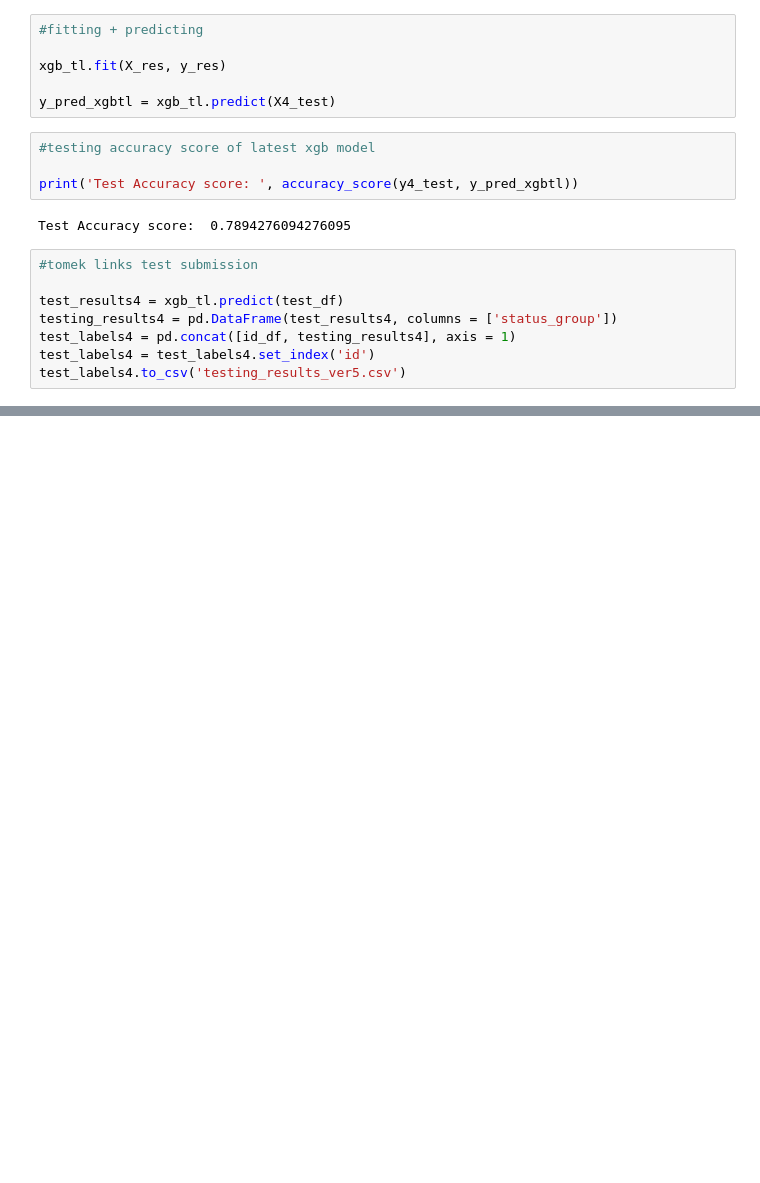
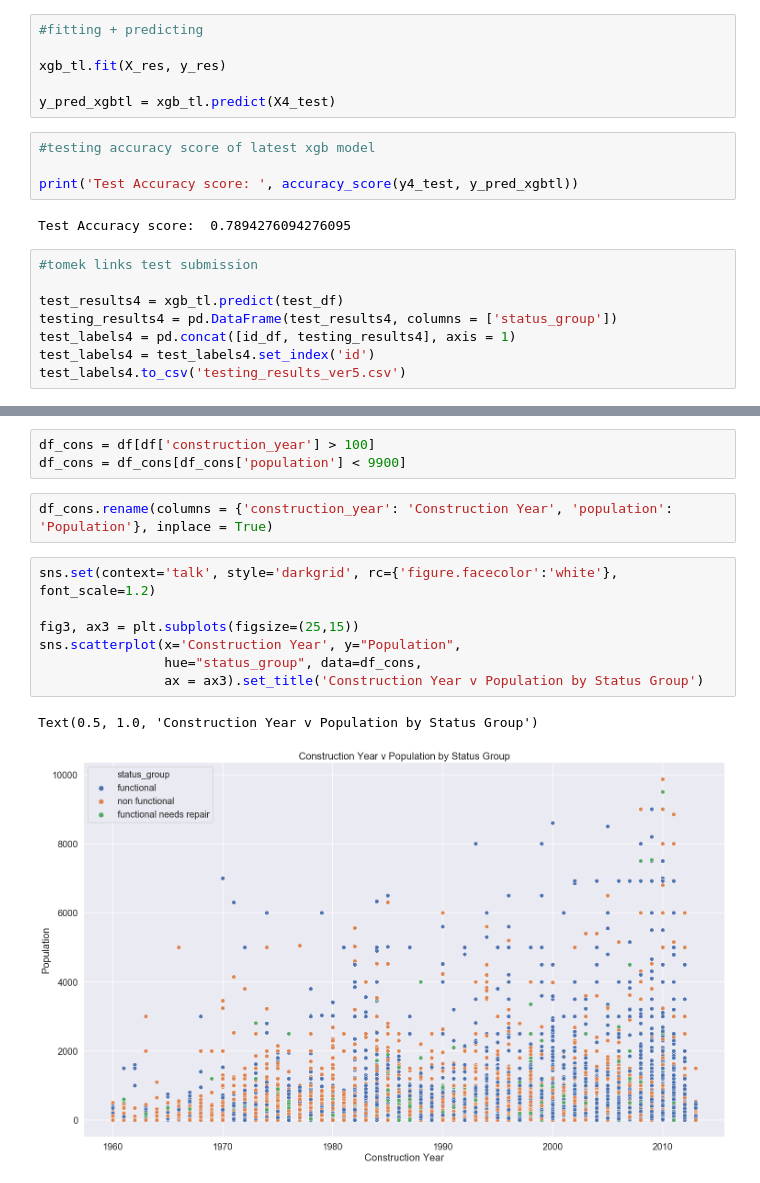
Before and after one commit to Ahila700/Classification_Project, a Jupyter notebook: exploring_the_dataVER2.ipynb, the cells around one changed output, grey strips where cells are left out. Drawn from its saved outputs; the diff is of its cells as text; blank space fills up the shorter version.

```diff
--- a/exploring_the_dataVER2.ipynb
+++ b/exploring_the_dataVER2.ipynb
@@ -791,0 +858,15 @@ test_labels4.to_csv('testing_results_ver5.csv')
+# %%
+df_cons = df[df['construction_year'] > 100]
+df_cons = df_cons[df_cons['population'] < 9900]
+# %%
+df_cons.rename(columns = {'construction_year': 'Construction Year', 'population': 'Population'}, inplace = True)
+# %%
+sns.set(context='talk', style='darkgrid', rc={'figure.facecolor':'white'}, font_scale=1.2)
+
+fig3, ax3 = plt.subplots(figsize=(25,15))
+sns.scatterplot(x='Construction Year', y="Population",
+                hue="status_group", data=df_cons,
+                ax = ax3).set_title('Construction Year v Population by Status Group')
+# %% [output]
+Text(0.5, 1.0, 'Construction Year v Population by Status Group')
+[figure, added]
```
Also changed, not shown: parts of 19 cells of this notebook, 4 other files.
